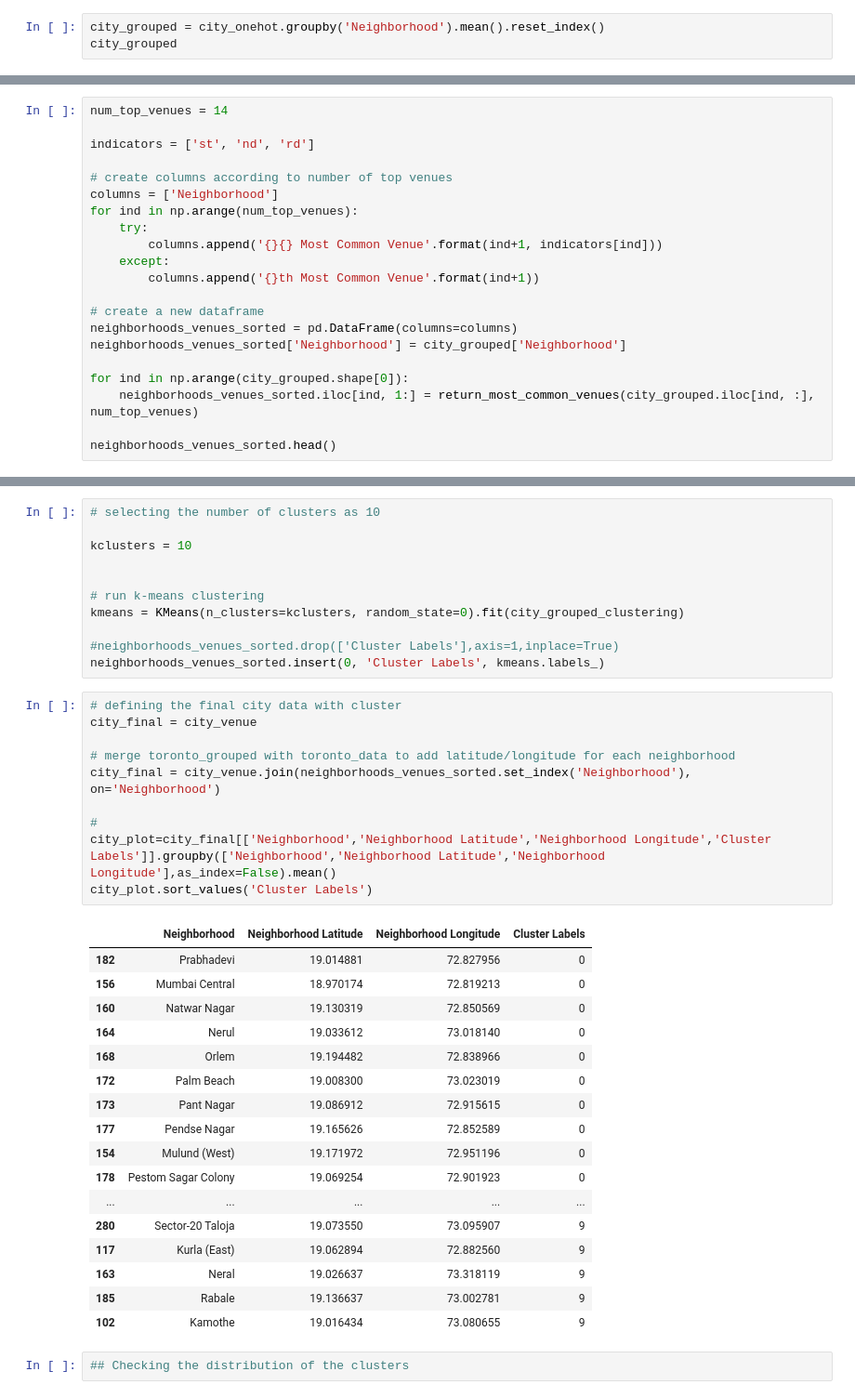
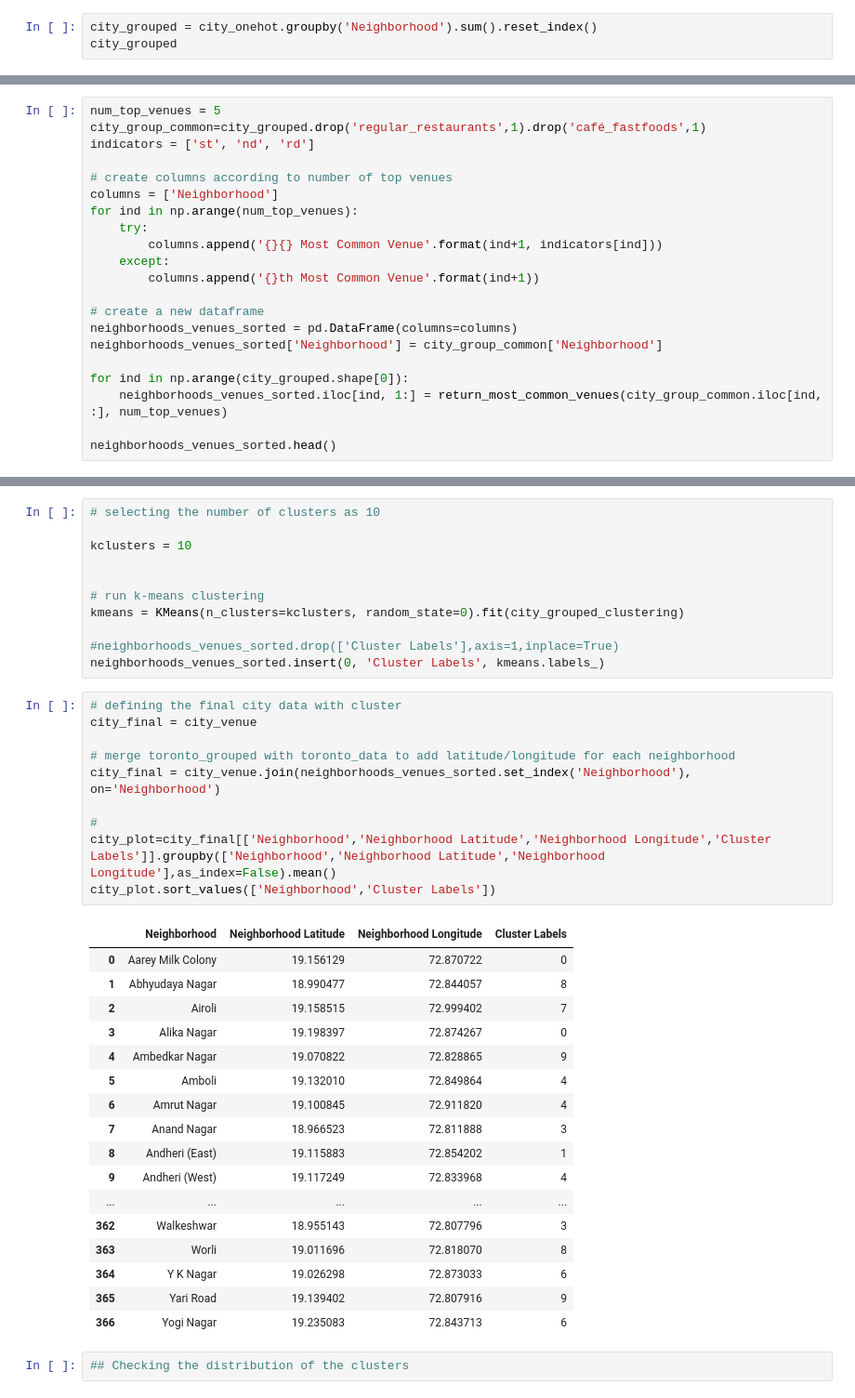
Before and after one commit to MohitPoddar35/mumbai_city_analysis, a Jupyter notebook: Mumbai_venue_analysis.ipynb, the cells around one changed output, grey strips where cells are left out. Shown: that part at 93% size. Saved outputs shown, nothing was run; the diff lists cells and outputs as text.

```diff
--- a/Mumbai_venue_analysis.ipynb
+++ b/Mumbai_venue_analysis.ipynb
@@ -90,7 +150,7 @@ city_onehot.head().sort_values('Neighborhood',ascending=True)
 # %%
 ## Grouping Neighborhoods by the sum of the venue_types
 # %%
-city_grouped = city_onehot.groupby('Neighborhood').mean().reset_index()
+city_grouped = city_onehot.groupby('Neighborhood').sum().reset_index()
 city_grouped
 # %% [output]
 |  | Neighborhood | arts_culture_recreation | bars_nightlife | business_hub | café_fastfoods | cuisine_restaurants | ... |
@@ -133,8 +193,8 @@ def return_most_common_venues(row, num_top_venues):
 
     return row_categories_sorted.index.values[0:num_top_venues]
 # %%
-num_top_venues = 14
-
+num_top_venues = 5
+city_group_common=city_grouped.drop('regular_restaurants',1).drop('café_fastfoods',1)
 indicators = ['st', 'nd', 'rd']
 
 # create columns according to number of top venues
@@ -147,10 +207,10 @@ for ind in np.arange(num_top_venues):
 
 # create a new dataframe
 neighborhoods_venues_sorted = pd.DataFrame(columns=columns)
-neighborhoods_venues_sorted['Neighborhood'] = city_grouped['Neighborhood']
+neighborhoods_venues_sorted['Neighborhood'] = city_group_common['Neighborhood']
 
 for ind in np.arange(city_grouped.shape[0]):
-    neighborhoods_venues_sorted.iloc[ind, 1:] = return_most_common_venues(city_grouped.iloc[ind, :], num_top_venues)
+    neighborhoods_venues_sorted.iloc[ind, 1:] = return_most_common_venues(city_group_common.iloc[ind, :], num_top_venues)
 
 neighborhoods_venues_sorted.head()
 # %% [output]
@@ -196,31 +276,31 @@ neighborhoods_venues_sorted.insert(0, 'Cluster Labels', kmeans.labels_)
 # %%
 # defining the final city data with cluster
 city_final = city_venue
 
 # merge toronto_grouped with toronto_data to add latitude/longitude for each neighborhood
 city_final = city_venue.join(neighborhoods_venues_sorted.set_index('Neighborhood'), on='Neighborhood')
 
 #
 city_plot=city_final[['Neighborhood','Neighborhood Latitude','Neighborhood Longitude','Cluster Labels']].groupby(['Neighborhood','Neighborhood Latitude','Neighborhood Longitude'],as_index=False).mean()
-city_plot.sort_values('Cluster Labels')
+city_plot.sort_values(['Neighborhood','Cluster Labels'])
 # %% [output]
 |  | Neighborhood | Neighborhood Latitude | Neighborhood Longitude | Cluster Labels |
-| 182 | Prabhadevi | 19.014881 | 72.827956 | 0 |
-| 156 | Mumbai Central | 18.970174 | 72.819213 | 0 |
-| 160 | Natwar Nagar | 19.130319 | 72.850569 | 0 |
-| 164 | Nerul | 19.033612 | 73.018140 | 0 |
-| 168 | Orlem | 19.194482 | 72.838966 | 0 |
-| 172 | Palm Beach | 19.008300 | 73.023019 | 0 |
-| 173 | Pant Nagar | 19.086912 | 72.915615 | 0 |
-| 177 | Pendse Nagar | 19.165626 | 72.852589 | 0 |
-| 154 | Mulund (West) | 19.171972 | 72.951196 | 0 |
-| 178 | Pestom Sagar Colony | 19.069254 | 72.901923 | 0 |
+| 0 | Aarey Milk Colony | 19.156129 | 72.870722 | 0 |
+| 1 | Abhyudaya Nagar | 18.990477 | 72.844057 | 8 |
+| 2 | Airoli | 19.158515 | 72.999402 | 7 |
+| 3 | Alika Nagar | 19.198397 | 72.874267 | 0 |
+| 4 | Ambedkar Nagar | 19.070822 | 72.828865 | 9 |
+| 5 | Amboli | 19.132010 | 72.849864 | 4 |
+| 6 | Amrut Nagar | 19.100845 | 72.911820 | 4 |
+| 7 | Anand Nagar | 18.966523 | 72.811888 | 3 |
+| 8 | Andheri (East) | 19.115883 | 72.854202 | 1 |
+| 9 | Andheri (West) | 19.117249 | 72.833968 | 4 |
 | ... | ... | ... | ... | ... |
-| 280 | Sector-20 Taloja | 19.073550 | 73.095907 | 9 |
-| 117 | Kurla (East) | 19.062894 | 72.882560 | 9 |
-| 163 | Neral | 19.026637 | 73.318119 | 9 |
-| 185 | Rabale | 19.136637 | 73.002781 | 9 |
-| 102 | Kamothe | 19.016434 | 73.080655 | 9 |
+| 362 | Walkeshwar | 18.955143 | 72.807796 | 3 |
+| 363 | Worli | 19.011696 | 72.818070 | 8 |
+| 364 | Y K Nagar | 19.026298 | 72.873033 | 6 |
+| 365 | Yari Road | 19.139402 | 72.807916 | 9 |
+| 366 | Yogi Nagar | 19.235083 | 72.843713 | 6 |
 # %%
 ## Checking the distribution of the clusters
 # %%
```
Also changed, not shown: parts of 26 cells of this notebook, 21 other files.
